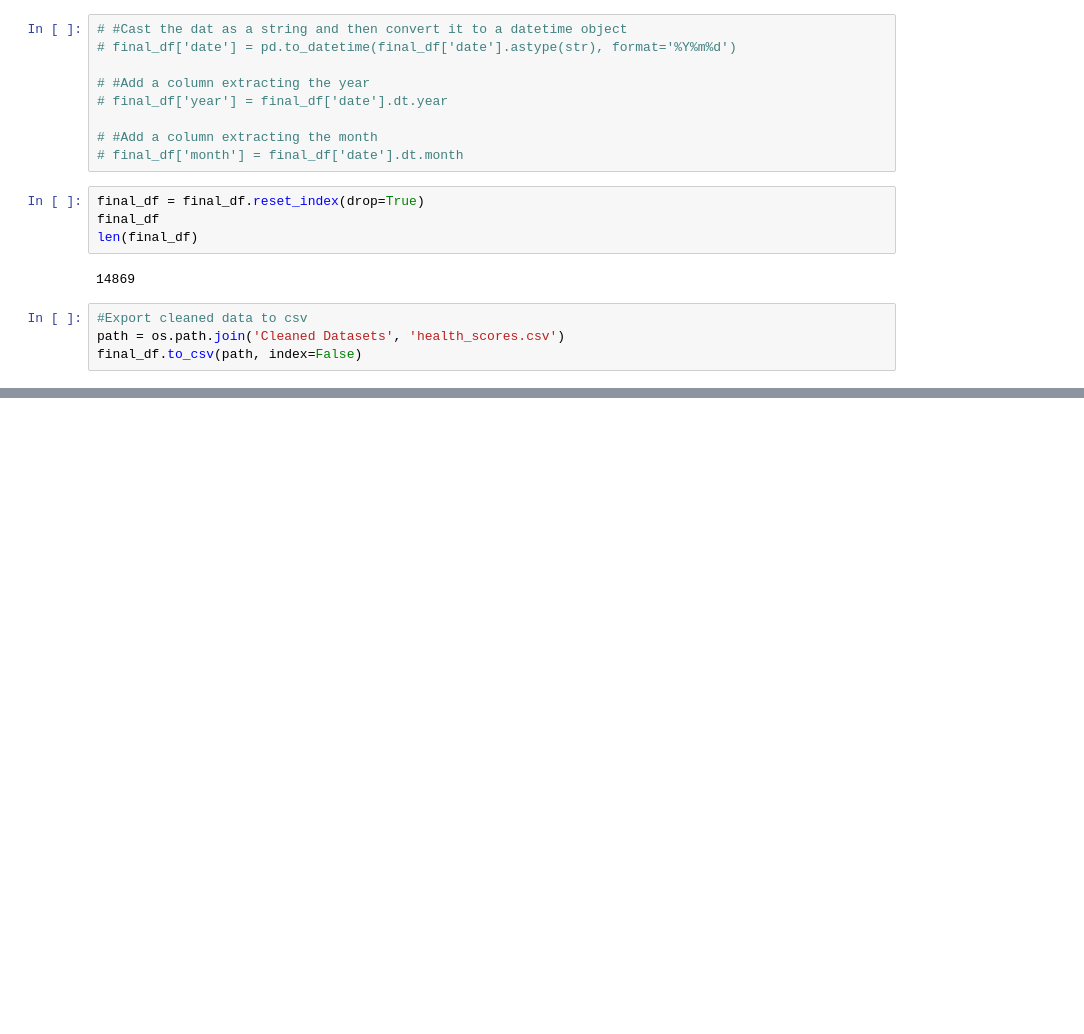
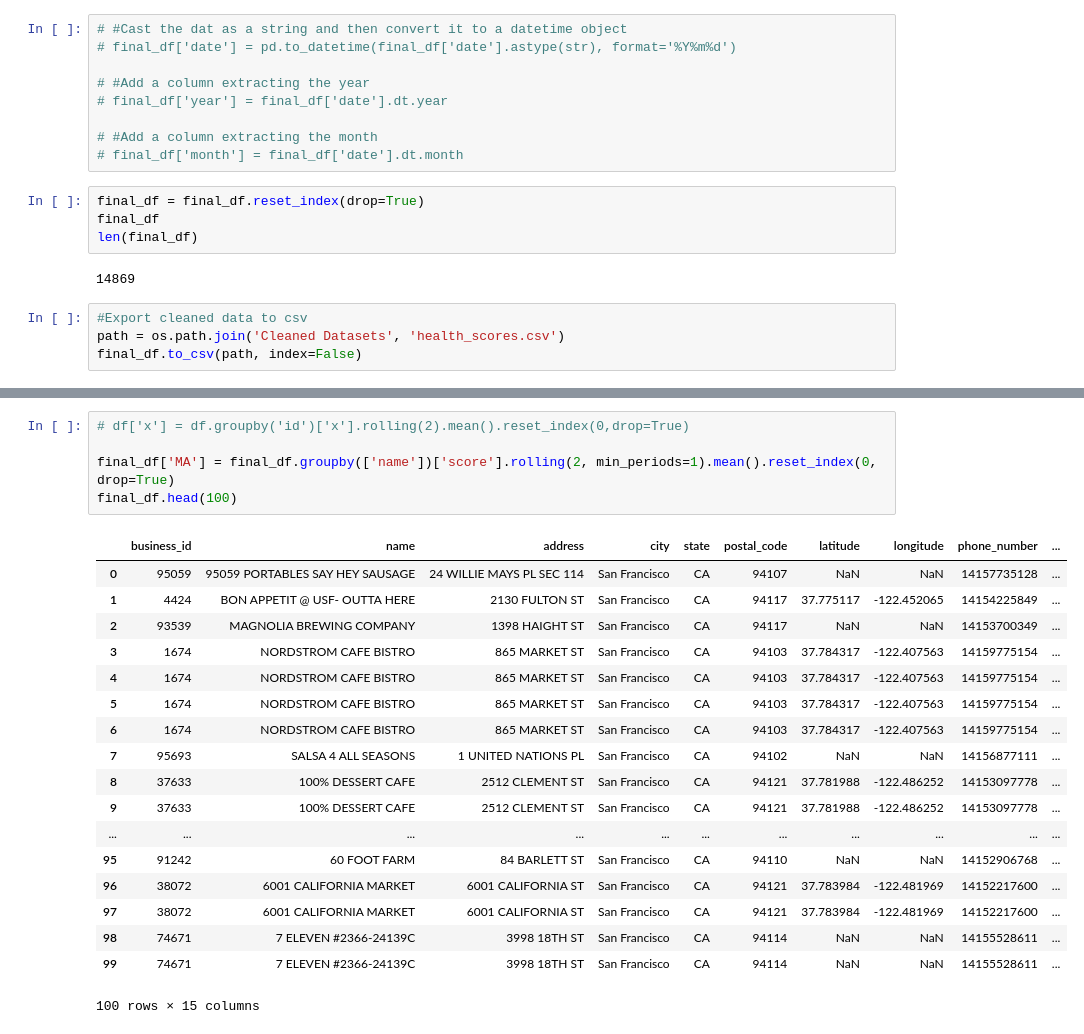
Before and after one commit to dtang29/final-project-ml, a Jupyter notebook: Resources/Jupyter Notebooks/Health Scores (Daniel Tang).ipynb, the cells around one changed output, grey strips where cells are left out. Cells and saved outputs as stored; diff of their text form; blank space fills up the shorter version.

```diff
--- a/Resources/Jupyter Notebooks/Health Scores (Daniel Tang).ipynb
+++ b/Resources/Jupyter Notebooks/Health Scores (Daniel Tang).ipynb
@@ -133,0 +144,24 @@ final_df.to_csv(path, index=False)
+# %%
+# df['x'] = df.groupby('id')['x'].rolling(2).mean().reset_index(0,drop=True)
+
+final_df['MA'] = final_df.groupby(['name'])['score'].rolling(2, min_periods=1).mean().reset_index(0, drop=True)
+final_df.head(100)
+# %% [output]
+|  | business_id | name | address | city | state | postal_code | latitude | longitude | phone_number | ... |
+| 0 | 95059 | 95059 PORTABLES SAY HEY SAUSAGE | 24 WILLIE MAYS PL SEC 114 | San Francisco | CA | 94107 | NaN | NaN | 14157735128 | ... |
+| 1 | 4424 | BON APPETIT @ USF- OUTTA HERE | 2130 FULTON ST | San Francisco | CA | 94117 | 37.775117 | -122.452065 | 14154225849 | ... |
+| 2 | 93539 | MAGNOLIA BREWING COMPANY | 1398 HAIGHT ST | San Francisco | CA | 94117 | NaN | NaN | 14153700349 | ... |
+| 3 | 1674 | NORDSTROM CAFE BISTRO | 865 MARKET ST | San Francisco | CA | 94103 | 37.784317 | -122.407563 | 14159775154 | ... |
+| 4 | 1674 | NORDSTROM CAFE BISTRO | 865 MARKET ST | San Francisco | CA | 94103 | 37.784317 | -122.407563 | 14159775154 | ... |
+| 5 | 1674 | NORDSTROM CAFE BISTRO | 865 MARKET ST | San Francisco | CA | 94103 | 37.784317 | -122.407563 | 14159775154 | ... |
+| 6 | 1674 | NORDSTROM CAFE BISTRO | 865 MARKET ST | San Francisco | CA | 94103 | 37.784317 | -122.407563 | 14159775154 | ... |
+| 7 | 95693 | SALSA 4 ALL SEASONS | 1 UNITED NATIONS PL | San Francisco | CA | 94102 | NaN | NaN | 14156877111 | ... |
+| 8 | 37633 | 100% DESSERT CAFE | 2512 CLEMENT ST | San Francisco | CA | 94121 | 37.781988 | -122.486252 | 14153097778 | ... |
+| 9 | 37633 | 100% DESSERT CAFE | 2512 CLEMENT ST | San Francisco | CA | 94121 | 37.781988 | -122.486252 | 14153097778 | ... |
+| ... | ... | ... | ... | ... | ... | ... | ... | ... | ... | ... |
+| 95 | 91242 | 60 FOOT FARM | 84 BARLETT ST | San Francisco | CA | 94110 | NaN | NaN | 14152906768 | ... |
+| 96 | 38072 | 6001 CALIFORNIA MARKET | 6001 CALIFORNIA ST | San Francisco | CA | 94121 | 37.783984 | -122.481969 | 14152217600 | ... |
+| 97 | 38072 | 6001 CALIFORNIA MARKET | 6001 CALIFORNIA ST | San Francisco | CA | 94121 | 37.783984 | -122.481969 | 14152217600 | ... |
+| 98 | 74671 | 7 ELEVEN #2366-24139C | 3998 18TH ST | San Francisco | CA | 94114 | NaN | NaN | 14155528611 | ... |
+| 99 | 74671 | 7 ELEVEN #2366-24139C | 3998 18TH ST | San Francisco | CA | 94114 | NaN | NaN | 14155528611 | ... |
+100 rows × 15 columns
```
Also changed, not shown: parts of 6 cells of this notebook, 4 other files.
